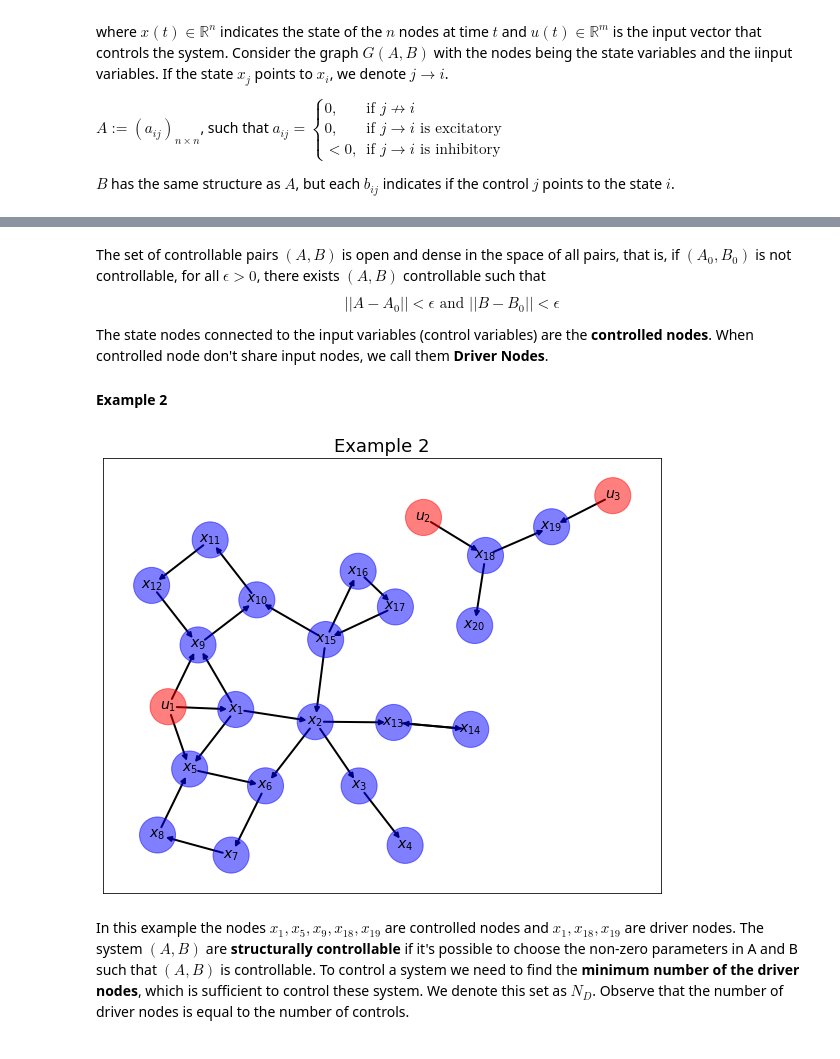
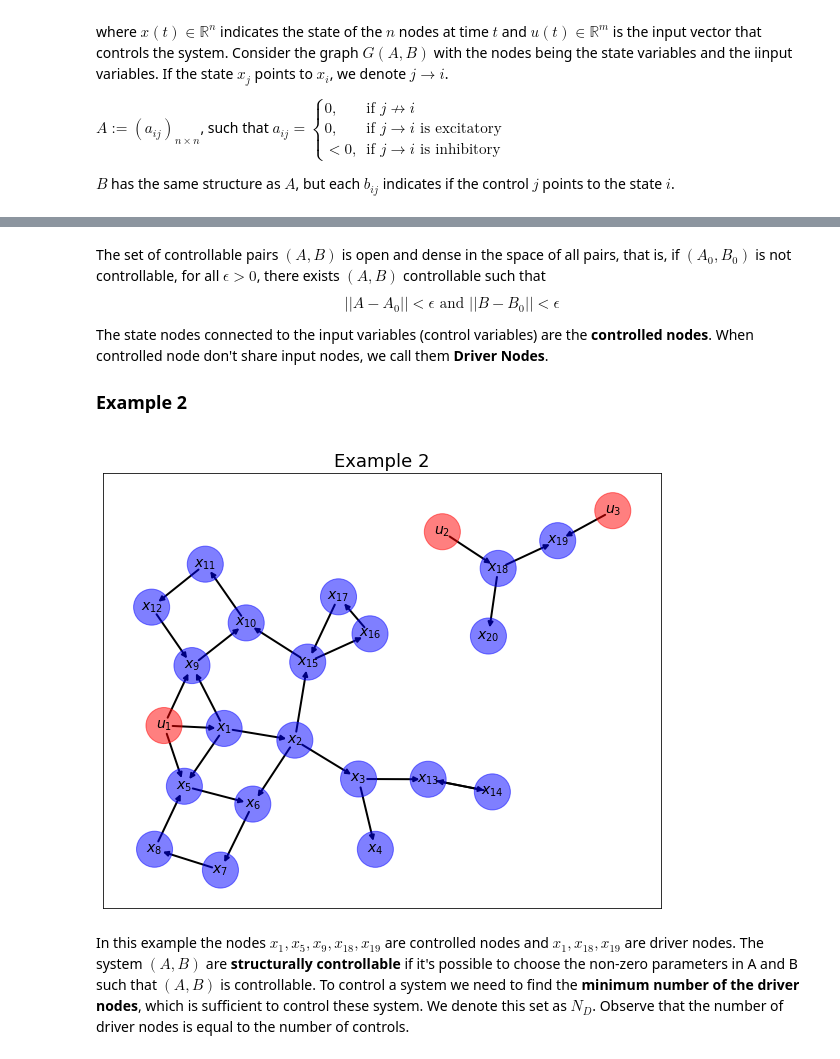
Before and after one commit to lucasmoschen/optimal-vaccination-networks, a Jupyter notebook: notebooks/control_complex_networks.ipynb, the cells around one changed output, grey strips where cells are left out. Saved outputs shown, nothing was run; the diff lists cells and outputs as text; code cells hidden in the pictures.

```diff
--- a/notebooks/control_complex_networks.ipynb
+++ b/notebooks/control_complex_networks.ipynb
@@ -70,70 +70,73 @@ $$||A - A_0|| < \epsilon \text{ and } ||B - B_0|| < \epsilon$$
 
 The state nodes connected to the input variables (control variables) are the **controlled nodes**. When controlled node don't share input nodes, we call them **Driver Nodes**.
 
-#### Example 2
+### Example 2
+
+<a id="example-2"></a>
 # %%
 G = nx.DiGraph()
 states = [('x' + str(i), {"type": "state"}) for i in range(1,21)]
 controls = [('u' + str(i), {"type": "control"}) for i in range(1,4)]
-G.add_nodes_from(states)
-G.add_nodes_from(controls)
-G.add_edges_from([
+edges = np.array([
+    ('u1', 'x1'),
+    ('u1', 'x5'),
+    ('u1', 'x9'),
     ('x1', 'x2'),
+    ('x1', 'x5'),
+    ('x1', 'x9'),
     ('x2', 'x3'),
-    ('x3', 'x4'),
-    ('x1', 'x5'),
     ('x5', 'x6'),
     ('x6', 'x7'),
     ('x7', 'x8'),
     ('x8', 'x5'),
-    ('x1', 'x9'),
     ('x9', 'x10'),
     ('x10', 'x11'),
     ('x11', 'x12'),
     ('x12', 'x9'),
     ('x2', 'x6'),
-    ('x2', 'x13'),
+    ('x3', 'x13'),
+    ('x2', 'x15'),
     ('x13', 'x14'),
     ('x14', 'x13'),
-    ('x15', 'x2'),
     ('x15', 'x16'),
     ('x16', 'x17'),
     ('x17', 'x15'),
     ('x15', 'x10'),
     ('x18', 'x19'),
     ('x18', 'x20'),
-    ('u1', 'x1'),
-    ('u1', 'x5'),
-    ('u1', 'x9'),
     ('u2', 'x18'),
-    ('u3', 'x19')
+    ('u3', 'x19'),
+    ('x3', 'x4'),
 ])
+G.add_nodes_from(states)
+G.add_nodes_from(controls)
+G.add_edges_from(edges)
 # %%
 fig, ax = plt.subplots(figsize = (10,8))
 
-pos = nx.nx_agraph.graphviz_layout(G, prog="neato", root = 'u1')
+pos = nx.nx_agraph.graphviz_layout(G, prog="neato", args = "-Goverlap=false")
 mapping = {'state': 'blue', 'control': 'red'}
 colors = [mapping[node[1]['type']] for node in G.nodes.data()]
 labels = {n: r"${}_{{{}}}$".format(n[0],n[1:]) for n in G.nodes()}
 
 # nodes
 options = {"node_size": 1300, "alpha": 0.5}
 nx.draw_networkx_nodes(G, pos, node_color=colors, **options)
 
 # edges
 nx.draw_networkx_edges(
     G,
     pos,
     width=2,
     edge_color="black",
 )
 
 # labels
 nx.draw_networkx_labels(G, pos, labels, font_size=14)
 
 plt.title('Example 2', fontsize = 18)
 plt.show()
 # %% [output]
-[figure, old version]
+[figure, new version]
 # %% [markdown]
 In this example the nodes $x_1, x_5, x_9, x_{18}, x_{19}$ are controlled nodes and $x_1, x_{18}, x_{19}$ are driver nodes. The system $(A,B)$ are **structurally controllable** if it's possible to choose the non-zero parameters in A and B such that $(A,B)$ is controllable. To control a system we need to find the **minimum number of the driver nodes**, which is sufficient to control these system. We denote this set as $N_D$. Observe that the number of driver nodes is equal to the number of controls.
```
Also changed, not shown: parts of 12 cells of this notebook.
